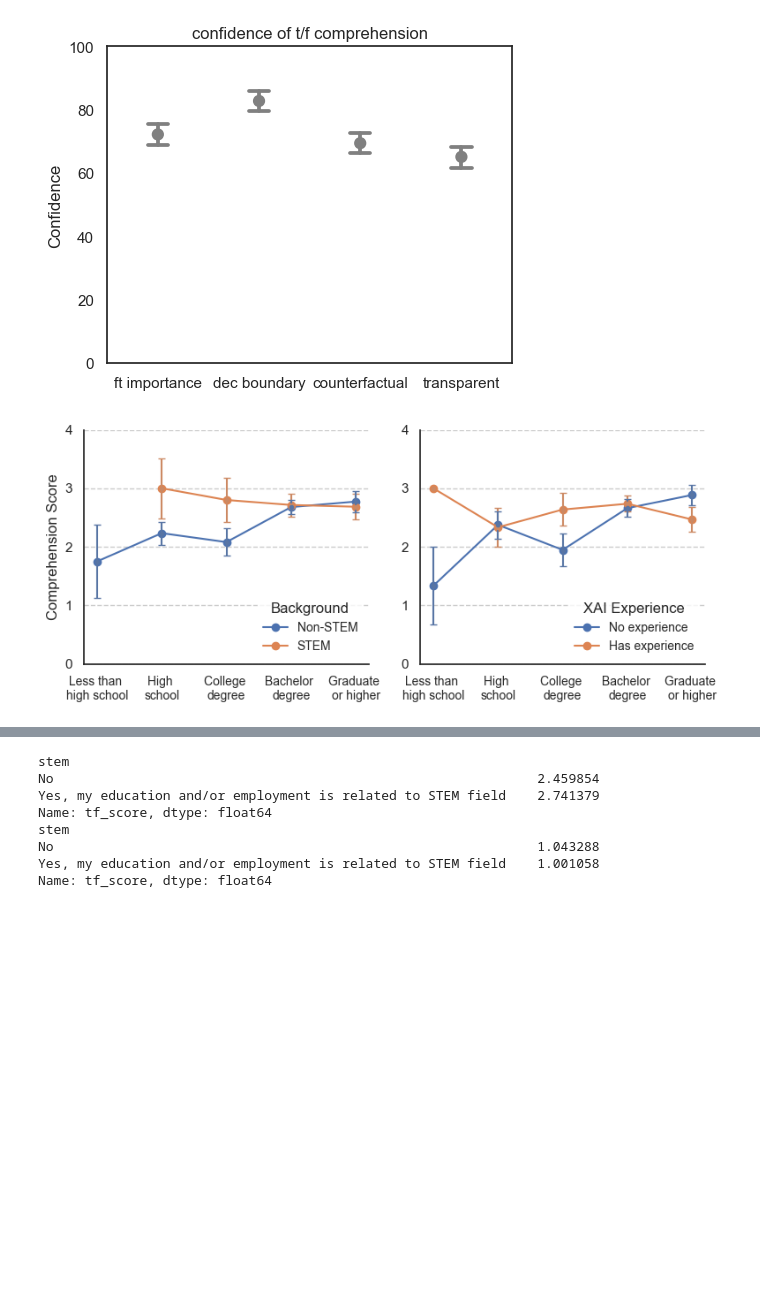
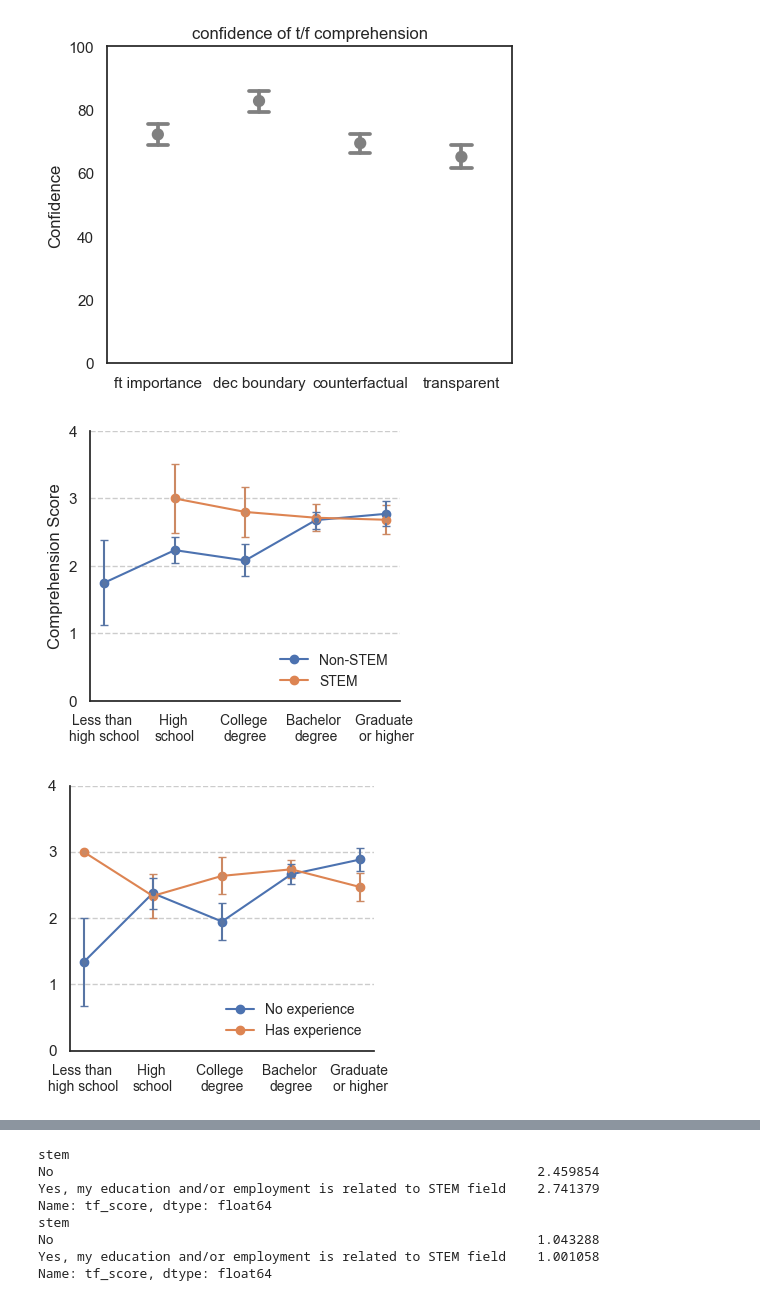
Before and after one commit to xuanxuanxuan-git/hcxai, a Jupyter notebook: survey_analysis.ipynb, the cells around one changed output, grey strips where cells are left out. Drawn from its saved outputs; the diff is of its cells as text; code cells hidden in the pictures; blank space fills up the shorter version.

```diff
--- a/survey_analysis.ipynb
+++ b/survey_analysis.ipynb
@@ -17,4 +17,4 @@ import statsmodels.api as sm
 import statsmodels
 from collections import Counter
 # plt.style.use("seaborn-v0_8")
-sns.set(style="white")
+sns.set_theme(style="white")
@@ -1530,7 +2003,8 @@ linear_model_df = pd.DataFrame({"tf_score": tf_score_list,
 
 linear_model_df = linear_model_df[linear_model_df.gender != "Non-binary / third gender"].reset_index(drop=True)
 # %%
-fig, ax= plt.subplots(figsize=(8, 3.5), ncols=2)
+fig0, ax[0]= plt.subplots(figsize=(4, 3.5))
+fig1, ax[1]= plt.subplots(figsize=(3.8, 3.5))
 
 grouped = linear_model_df.groupby(['stem', 'education'])['tf_score'].agg(['mean', 'sem']).reset_index()
 pivot_table = grouped.pivot(index='education', columns='stem', values='mean')
@@ -1556,40 +2030,44 @@ ax[0].yaxis.set_major_locator(mpl.ticker.MaxNLocator(integer=True))
 ax[0].spines['top'].set_visible(False)
 ax[0].spines['right'].set_visible(False)
 ax[0].grid(linestyle="--", axis="y", zorder=-1)
-ax[0].legend(title='Background', labels=["Non-STEM", "STEM"], loc="lower right",edgecolor="white", fontsize=10)
-
+ax[0].legend(labels=["Non-STEM", "STEM"], loc="lower right",edgecolor="white", fontsize=10)
 
 
 grouped = linear_model_df.groupby(['hcxai', 'education'])['tf_score'].agg(['mean', 'sem']).reset_index()
 pivot_table = grouped.pivot(index='education', columns='hcxai', values='mean')
 
 # Calculate confidence intervals (mean ± sem) * 1.96
 confidence_intervals = grouped.pivot(index='education', columns='hcxai', values='sem')
 
 pivot_table.plot(kind='line', marker='o', ax=ax[1])
 x = pivot_table.index
 y_yes = pivot_table['Yes']
 y_no = pivot_table['No']
 
 ax[1].errorbar(x, y_yes, yerr=confidence_intervals['Yes'], fmt='.', label='Yes', capsize=3, color="#cc8963")
 ax[1].errorbar(x, y_no, yerr=confidence_intervals['No'], fmt='.', label='No', capsize=3, color="#5875a4")
 
 ax[1].set_xticks(x)
 ax[1].set_xticklabels(education_labels, rotation=0, fontsize=10)
 ax[1].set_xlabel(None)
 # ax[1].set_ylabel("Comprehension Score")
 ax[1].set_ylim(0,4)
 ax[1].yaxis.set_major_locator(mpl.ticker.MaxNLocator(integer=True))
 ax[1].spines['top'].set_visible(False)
 ax[1].spines['right'].set_visible(False)
 ax[1].grid(linestyle="--", axis="y", zorder=-1)
-ax[1].legend(title='XAI Experience', labels=["No experience", "Has experience"], loc="lower right", edgecolor="white", facecolor="white", fontsize=10)
+ax[1].legend(labels=["No experience", "Has experience"], loc="lower right", edgecolor="white", facecolor="white", fontsize=10)
+
+# fig.text(0.07,1,"A. Education vs. Background in STEM", fontdict=dict(weight='bold'))
+# fig.text(0.54,1,"B. Education vs. Experience in XAI user studies",fontdict=dict(weight='bold'))
 
 plt.tight_layout()
-plt.savefig("../figures/education_interaction.pdf", dpi=300, transparent=True)
+fig0.savefig("../figures/education_interaction_0.pdf", dpi=300, transparent=True, bbox_inches="tight")
+fig1.savefig("../figures/education_interaction_1.pdf", dpi=300, transparent=True, bbox_inches="tight")
 plt.show()
 # %% [output]
-[figure, old version]
+[figure, new version]
+[figure, added]
 # %%
 logreg_user_score["hcxai"] = response_df.iloc[np.where(response_df["Model"]=="LR")]["i7"].map(hcxai).reset_index(drop=True).tolist()
 
```
Also changed, not shown: parts of 48 cells of this notebook.
